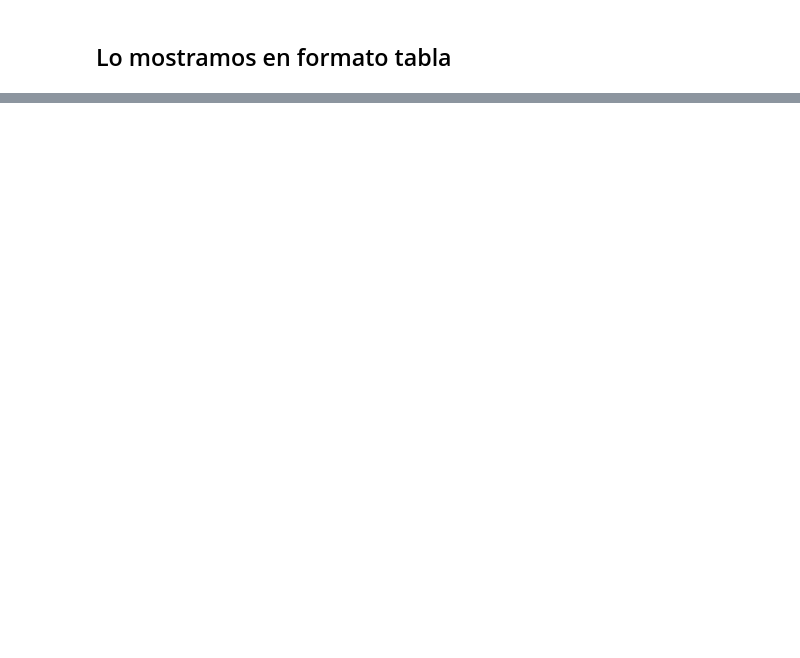
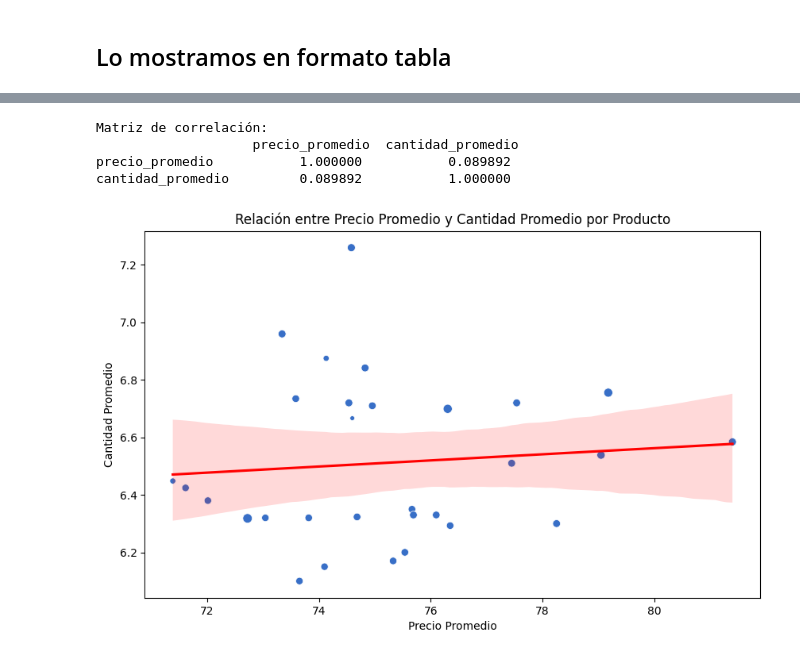
Before and after one commit to gabyfel/entrega_final_gabriel_feldman_ciencia_de_datos_gise, a Jupyter notebook: EntregaFinal.ipynb, the cells around one changed output, grey strips where cells are left out. Cells and saved outputs as stored; diff of their text form; code cells hidden in the pictures; blank space fills up the shorter version.

```diff
--- a/EntregaFinal.ipynb
+++ b/EntregaFinal.ipynb
@@ -577,0 +855,30 @@ informe_estadistico
+# %%
+# Agregación por producto (intentando correlación de ventas por producto, relacionando cantidad promedio vendida de producto contra precio promedio)
+df_producto = ventas_limpio.groupby('producto').agg(
+    precio_promedio=('precio', 'mean'),
+    cantidad_promedio=('cantidad', 'mean'),
+    total_ingresos=('ingreso', 'sum')
+).reset_index()
+
+# Matriz de correlación
+correlacion = df_producto[['precio_promedio', 'cantidad_promedio']].corr()
+print("Matriz de correlación:\n", correlacion)
+
+# Gráfico de dispersión
+import seaborn as sns
+import matplotlib.pyplot as plt
+
+plt.figure(figsize=(10,6))
+sns.scatterplot(data=df_producto, x='precio_promedio', y='cantidad_promedio', size='total_ingresos', legend=False, color="#386FC7")
+sns.regplot(data=df_producto, x='precio_promedio', y='cantidad_promedio', scatter=False, color='red')
+
+plt.title("Relación entre Precio Promedio y Cantidad Promedio por Producto")
+plt.xlabel("Precio Promedio")
+plt.ylabel("Cantidad Promedio")
+plt.show()
+# %% [output]
+Matriz de correlación:
+                    precio_promedio  cantidad_promedio
+precio_promedio           1.000000           0.089892
+cantidad_promedio         0.089892           1.000000
+[figure, added]
```
Also changed, not shown: parts of 26 cells of this notebook.
